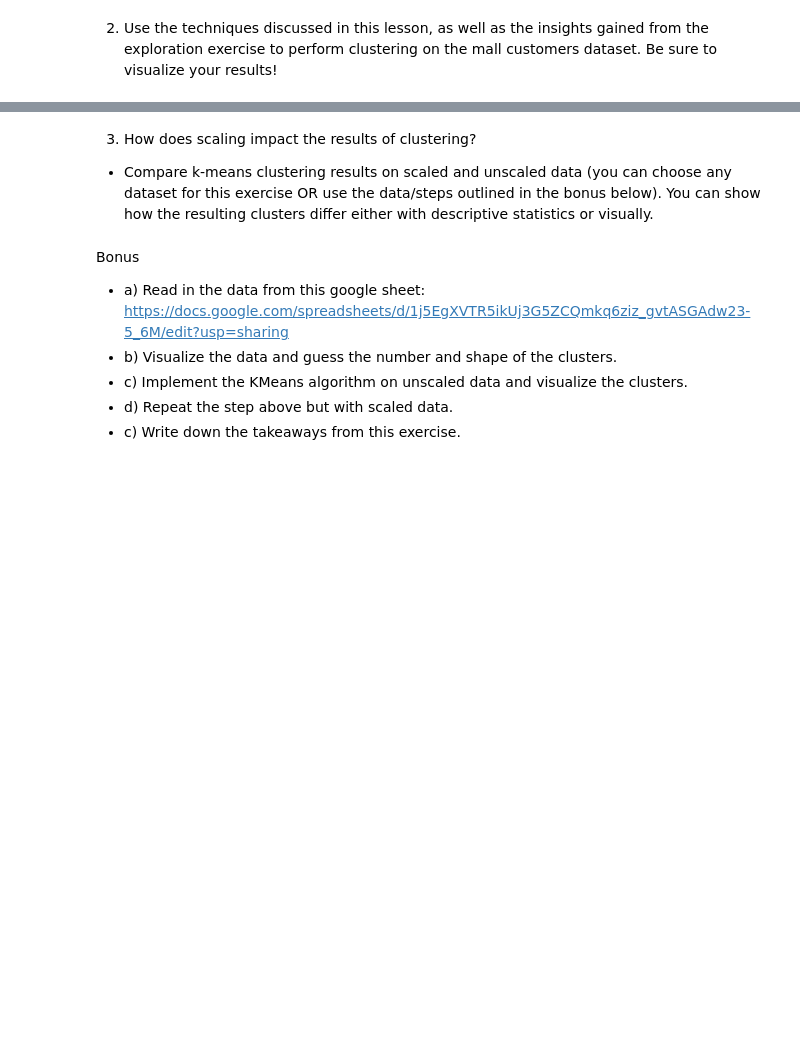
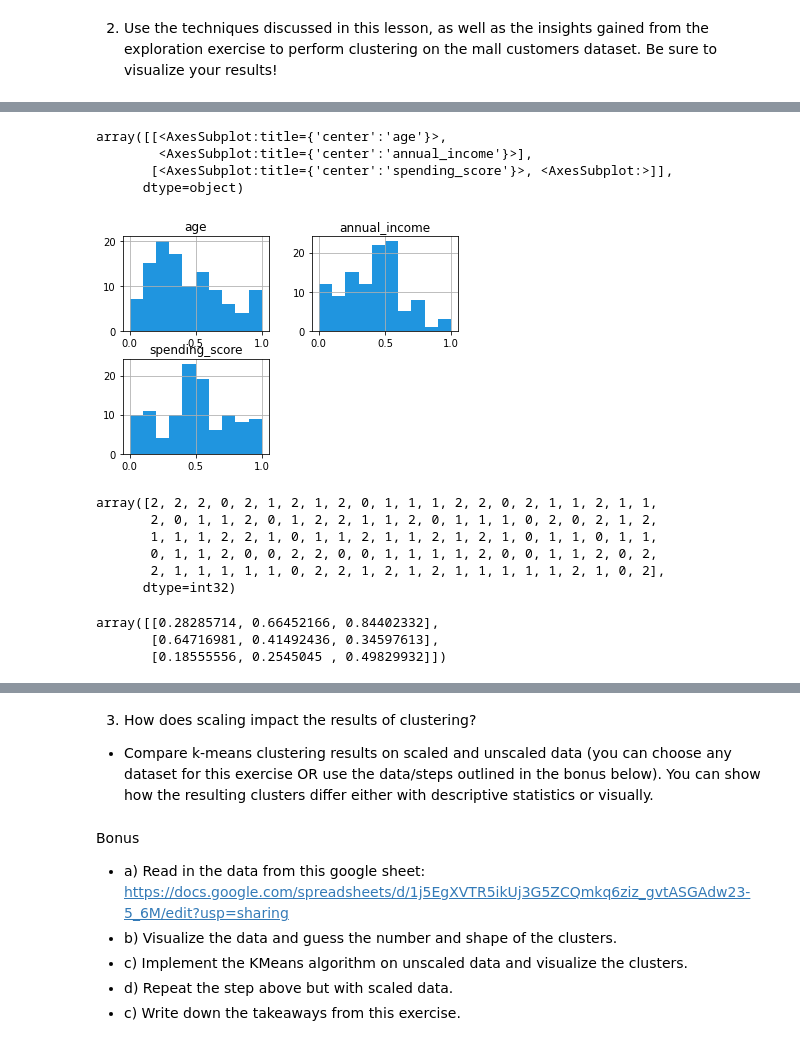
Before and after one commit to Tyler-Applegate/clustering-exercises, a Jupyter notebook: modeling.ipynb, the cells around one changed output, grey strips where cells are left out. Saved outputs shown, nothing was run; the diff lists cells and outputs as text; code cells hidden in the pictures; blank space fills up the shorter version.

```diff
--- a/modeling.ipynb
+++ b/modeling.ipynb
@@ -245,0 +377,4 @@ for ax, k in zip(axs.ravel(), range(2, 6)):
+# %%
+# let's use all 3 features
+X = train_scaled[['age', 'annual_income', 'spending_score']]
+X.head()
@@ -245,0 +388,27 @@ for ax, k in zip(axs.ravel(), range(2, 6)):
+# %%
+# what do their distributions look like?
+X.hist()
+# %% [output]
+array([[<AxesSubplot:title={'center':'age'}>,
+        <AxesSubplot:title={'center':'annual_income'}>],
+       [<AxesSubplot:title={'center':'spending_score'}>, <AxesSubplot:>]],
+      dtype=object)
+[figure, added]
+# %%
+# sklearn implementation of KMeans
+
+#define the thing
+kmeans = KMeans(n_clusters=3, random_state = 123)
+
+# fit the thing
+kmeans.fit(X)
+
+# Use (predict using) the thing
+kmeans.predict(X)
+# %% [output]
+array([2, 2, 2, 0, 2, 1, 2, 1, 2, 0, 1, 1, 1, 2, 2, 0, 2, 1, 1, 2, 1, 1,
+       2, 0, 1, 1, 2, 0, 1, 2, 2, 1, 1, 2, 0, 1, 1, 1, 0, 2, 0, 2, 1, 2,
+       1, 1, 1, 2, 2, 1, 0, 1, 1, 2, 1, 1, 2, 1, 2, 1, 0, 1, 1, 0, 1, 1,
+       0, 1, 1, 2, 0, 0, 2, 2, 0, 0, 1, 1, 1, 1, 2, 0, 0, 1, 1, 2, 0, 2,
+       2, 1, 1, 1, 1, 1, 0, 2, 2, 1, 2, 1, 2, 1, 1, 1, 1, 1, 2, 1, 0, 2],
+      dtype=int32)
@@ -245,0 +420,8 @@ for ax, k in zip(axs.ravel(), range(2, 6)):
+# %%
+# Cluster Centers aka centroids. The output is scaled!!
+
+kmeans.cluster_centers_
+# %% [output]
+array([[0.28285714, 0.66452166, 0.84402332],
+       [0.64716981, 0.41492436, 0.34597613],
+       [0.18555556, 0.2545045 , 0.49829932]])
```
Also changed, not shown: parts of 59 cells of this notebook, 2 other files.
